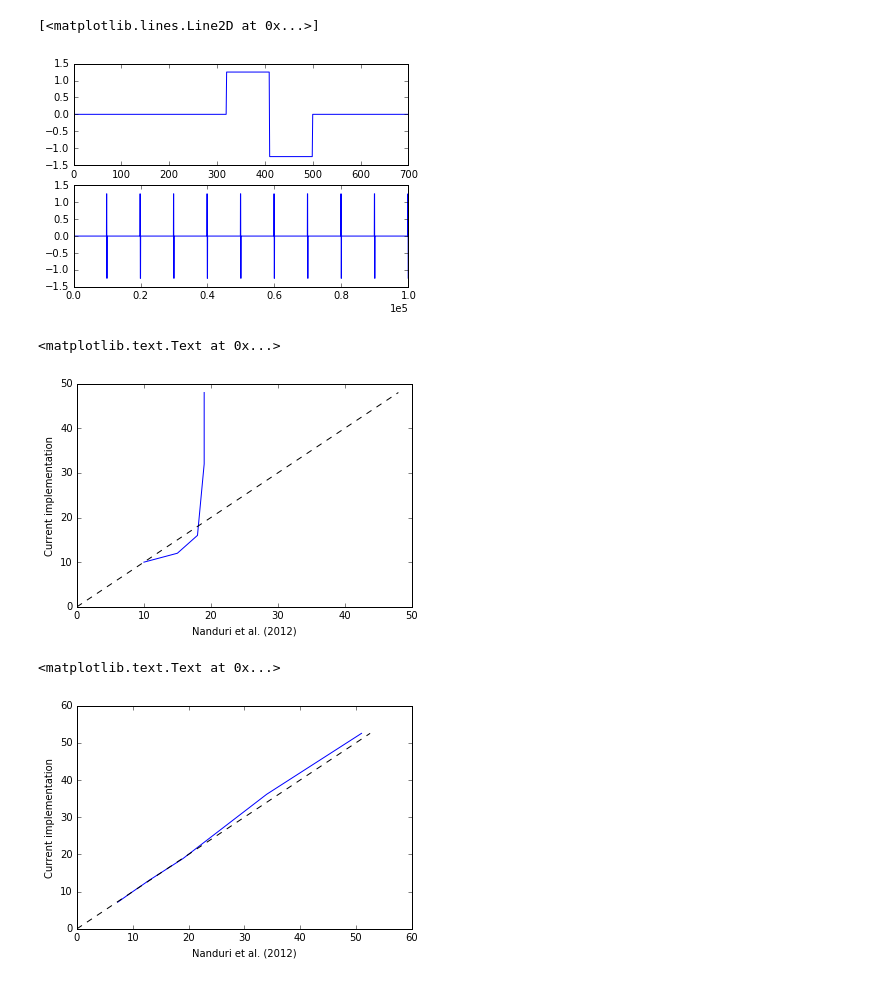
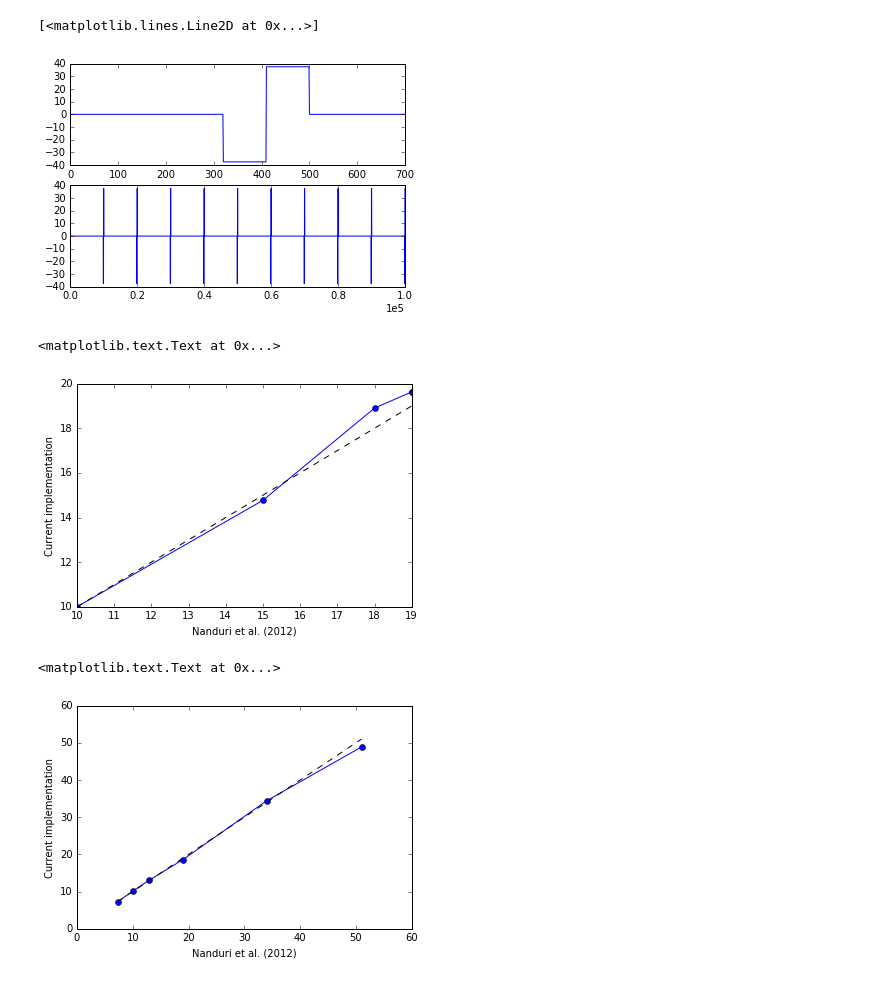
Before and after one commit to mbeyeler/pulse2percept, a Jupyter notebook: examples/notebooks/1.0-mb-exp-nanduri2012.ipynb, the cells around one changed output. Saved outputs shown, nothing was run; the diff lists cells and outputs as text; code cells hidden in the pictures.

```diff
--- a/examples/notebooks/1.0-mb-exp-nanduri2012.ipynb
+++ b/examples/notebooks/1.0-mb-exp-nanduri2012.ipynb
@@ -7,23 +7,33 @@ from pulse2percept import effectivecurrent2brightness as ec2b
 
 import matplotlib.pyplot as plt
 %matplotlib inline
+# %%
+# TemporalModel from the Nanduri paper
+tm = ec2b.TemporalModel(model='Nanduri')
+
+# input amplitude values and expected output
+exp_thresh = 30
+all_amps = np.array([1.25, 1.5, 2, 4, 6]) * exp_thresh
+out_amps = np.array([10, 15, 18, 19, 19])
+
+# input frequency values and expected output
+all_freqs = np.array([13, 20, 27, 40, 80, 120])
+out_freqs = np.array([7.3, 10, 13, 19, 34, 51])
 # %%
 # Pulse train used in Nanduri et al. (2012)
-# Not sure about interphase_dur. Having it set to 0 and `pulse_dur` doesn't make a
-# big difference though...
 def get_pulse_train(freq, ampl, pulse_dur=0.45/1000, dur=0.5, tsample=5e-6):
     return e2cm.Psycho2Pulsetrain(freq=freq, dur=dur,
                                   pulse_dur=pulse_dur, interphase_dur=0,
                                   delay=0.,
                                   tsample=tsample, current_amplitude=ampl,
-                                  pulsetype='cathodicfirst')
+                                  pulsetype='anodicfirst')
 # %%
-pulse_train = get_pulse_train(20, 1.25)
+pulse_train = get_pulse_train(20, all_amps[0])
 plt.subplot(211)
 plt.plot(pulse_train.data[9500:10200])
 plt.subplot(212)
 plt.ticklabel_format(style='sci', axis='x', scilimits=(0,0))
 plt.plot(pulse_train.data)
 # %% [output]
 [<matplotlib.lines.Line2D at 0x...>]
-[figure, old version]
+[figure, new version]
@@ -45,17 +44,19 @@ B = []
 for ampl in all_amps:
     R4 = tm.model_cascade(get_pulse_train(20, ampl), dojit=True)
     B.append(R4.data.max())
+B = np.array(B)
 
-# normalize so first value is B=10
-scale = B[0] / 10.0
+# Perhaps values are just off by some scaling factor.
+# Therefore, normalize so first value is B=10...
+scale = B[0] / out_amps[0]
 
-plt.plot(out_amps, B / scale)
-plt.plot([0, B[-1]/scale], [0, B[-1]/scale], '--k')
+plt.plot(out_amps, B / scale, 'o-')
+plt.plot([out_amps[0], out_amps[-1]], [out_amps[0], out_amps[-1]], '--k')
 plt.xlabel('Nanduri et al. (2012)')
 plt.ylabel('Current implementation')
 # %% [output]
 <matplotlib.text.Text at 0x...>
-[figure, old version]
+[figure, new version]
 # %%
 # Run the model on these values and compare model output vs. Nanduri data.
 # Frequency plot is a good match.
@@ -63,11 +64,14 @@ B = []
 for freq in all_freqs:
     R4 = tm.model_cascade(get_pulse_train(freq, 1.25), dojit=True)
     B.append(R4.data.max())
+B = np.array(B)
 
-plt.plot(out_freqs, B / scale)
-plt.plot([0, B[-1]/scale], [0, B[-1]/scale], '--k')
+scale = B[0] / out_freqs[0]
+
+plt.plot(out_freqs, B / scale, 'o-')
+plt.plot([out_freqs[0], out_freqs[-1]], [out_freqs[0], out_freqs[-1]], '--k')
 plt.xlabel('Nanduri et al. (2012)')
 plt.ylabel('Current implementation')
 # %% [output]
 <matplotlib.text.Text at 0x...>
-[figure, old version]
+[figure, new version]
```
Also changed, not shown: parts of 8 cells of this notebook.
